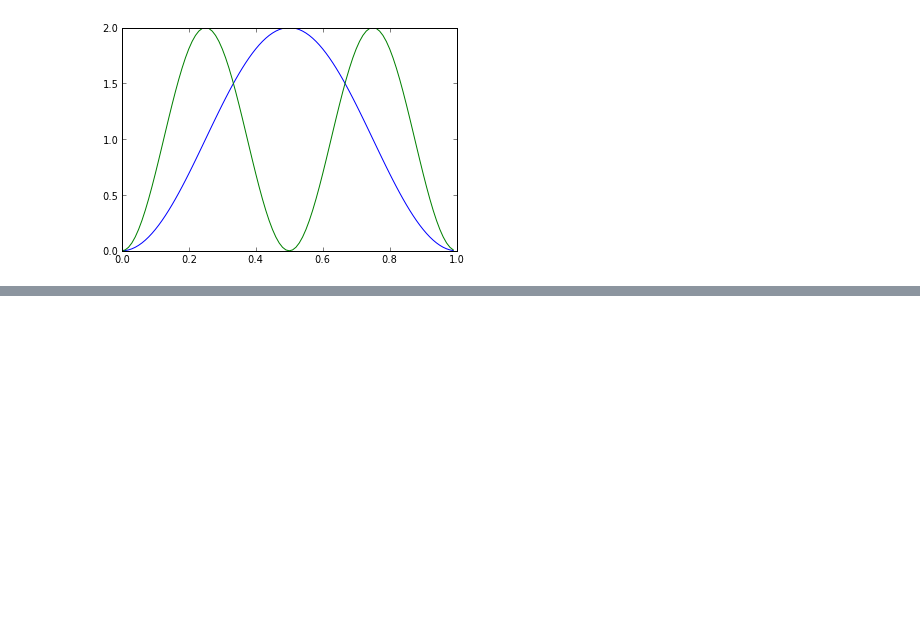
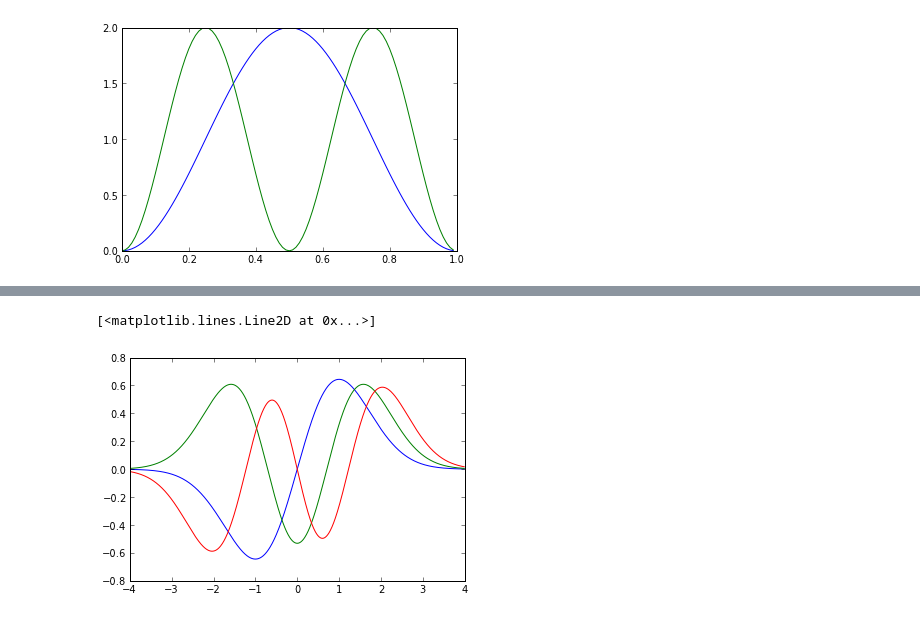
Before and after one commit to nmilgram/PHYS-202-S13, a Jupyter notebook: Week5/IntegrationEx4.ipynb, the cells around one changed output, grey strips where cells are left out. Saved outputs shown, nothing was run; the diff lists cells and outputs as text; code cells hidden in the pictures; blank space fills up the shorter version.

```diff
--- a/Week5/IntegrationEx4.ipynb
+++ b/Week5/IntegrationEx4.ipynb
@@ -88,0 +199,29 @@ plot(x,(2/L)*(sin(2*pi*x/L)**2))
+# %%
+def H(n,x):
+    if n==0:
+        Herm=1
+    elif n==1:
+        Herm=2*x
+    elif n==2:
+        Herm=4*x**2 -2
+    else:
+        h2=1
+        h1=2*x
+        hn=2*x*h1 - 2*h2
+        for i in range(2,n):
+            Herm=2*x*hn-2*i*h1
+            h1=hn
+            hn=Herm
+
+    return Herm
+# %%
+def rho(n,x):
+    return e**(-x**2 /2)*H(n,x) / sqrt((2**n)*(math.factorial(n))*sqrt(pi))
+# %%
+x=arange(-4.,4.,.01)
+plot (x, rho(1,x))
+plot (x, rho(2,x))
+plot (x, rho(3,x))
+# %% [output]
+[<matplotlib.lines.Line2D at 0x...>]
+[figure, added]
```
Also changed, not shown: parts of 21 cells of this notebook.
